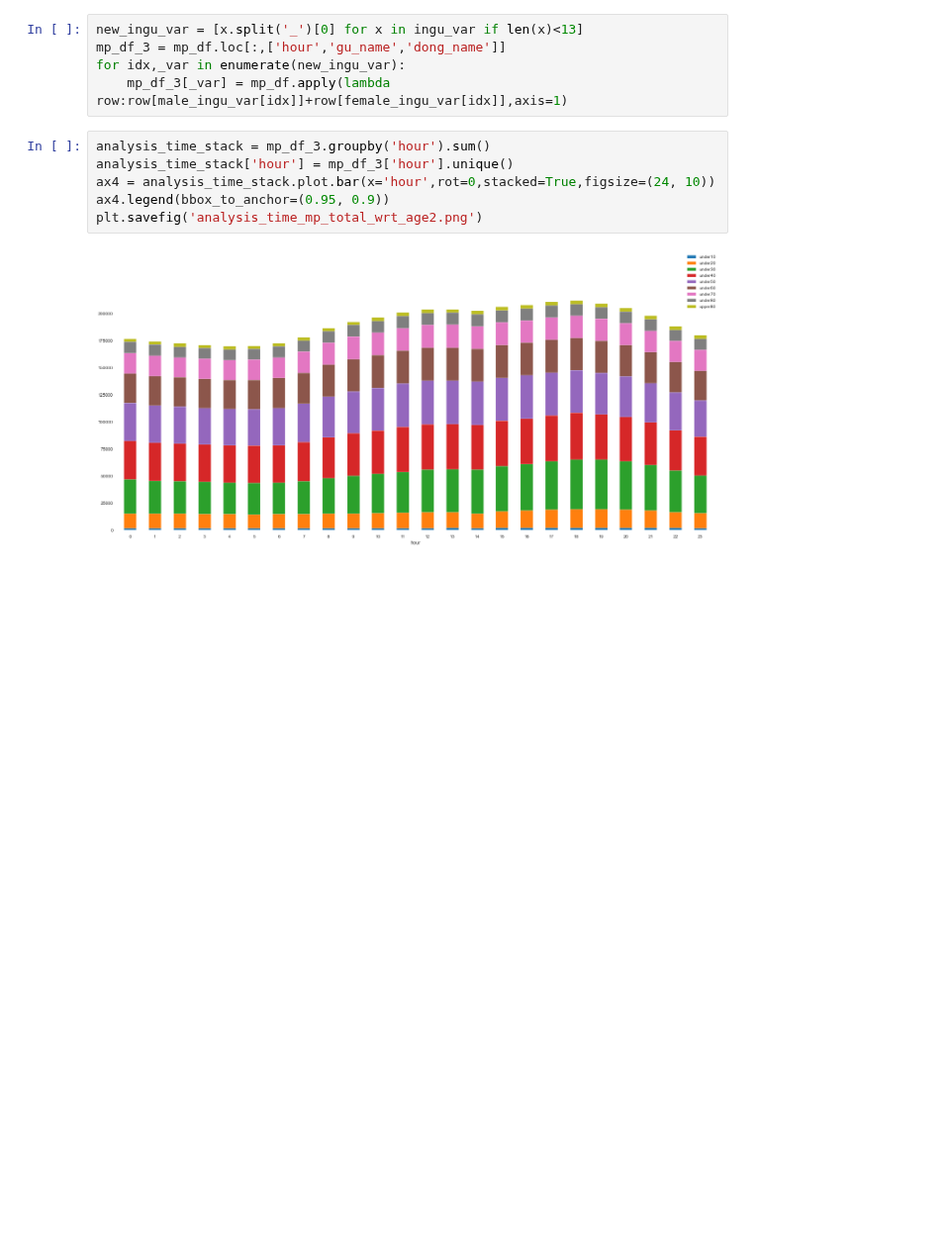
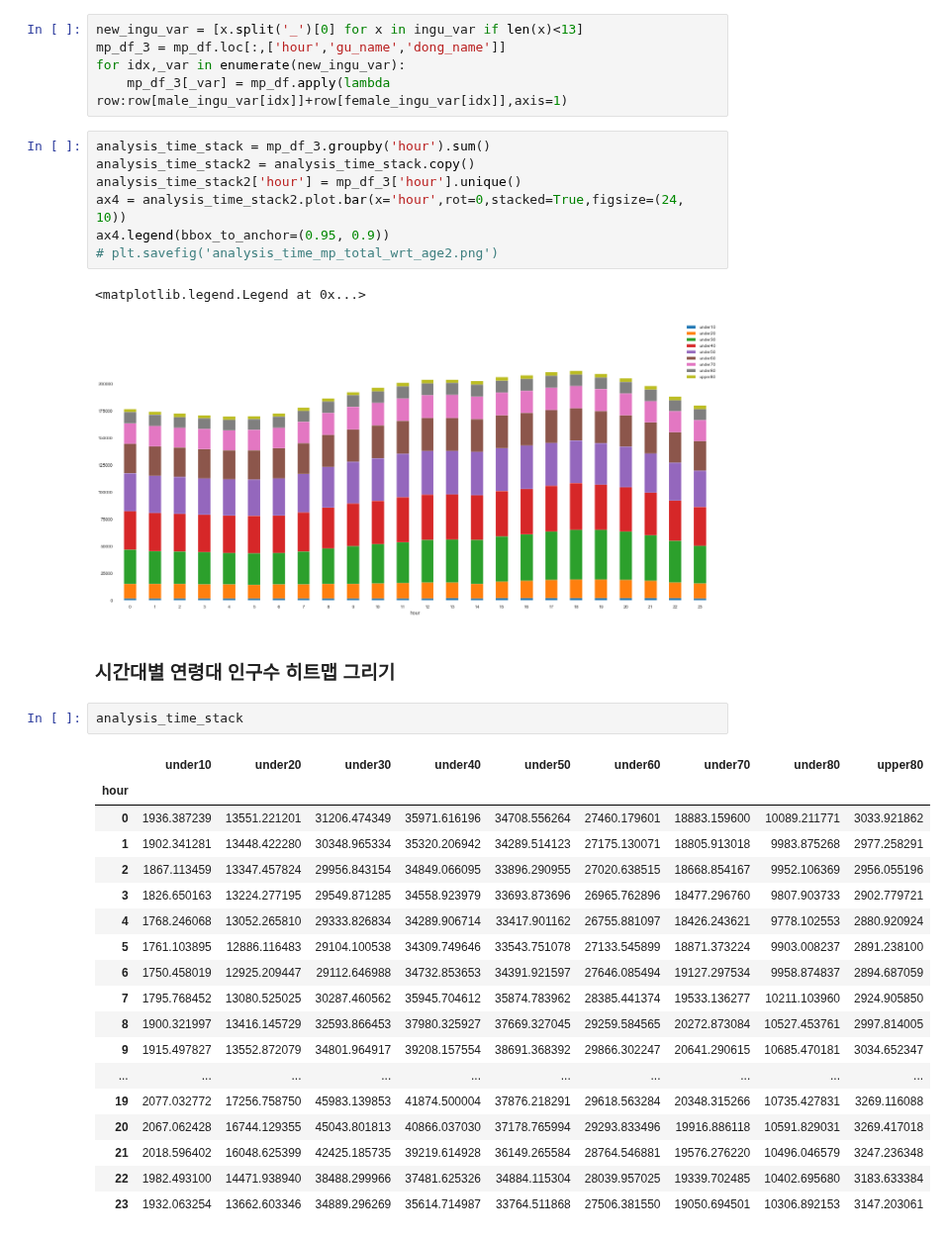
Before and after one commit to Edwardkim0/Place_trend_analysis, a Jupyter notebook: eda_mapo.ipynb, the cells around one changed output. Shown at 99% size. Drawn from its saved outputs; the diff is of its cells as text; blank space fills up the shorter version.

```diff
--- a/eda_mapo.ipynb
+++ b/eda_mapo.ipynb
@@ -122,9 +122,34 @@ for idx,_var in enumerate(new_ingu_var):
     mp_df_3[_var] = mp_df.apply(lambda row:row[male_ingu_var[idx]]+row[female_ingu_var[idx]],axis=1)
 # %%
 analysis_time_stack = mp_df_3.groupby('hour').sum()
-analysis_time_stack['hour'] = mp_df_3['hour'].unique()
-ax4 = analysis_time_stack.plot.bar(x='hour',rot=0,stacked=True,figsize=(24, 10))
+analysis_time_stack2 = analysis_time_stack.copy()
+analysis_time_stack2['hour'] = mp_df_3['hour'].unique()
+ax4 = analysis_time_stack2.plot.bar(x='hour',rot=0,stacked=True,figsize=(24, 10))
 ax4.legend(bbox_to_anchor=(0.95, 0.9))
-plt.savefig('analysis_time_mp_total_wrt_age2.png')
+# plt.savefig('analysis_time_mp_total_wrt_age2.png')
 # %% [output]
+<matplotlib.legend.Legend at 0x...>
 [figure]
+# %% [markdown]
+### 시간대별 연령대 인구수 히트맵 그리기
+# %%
+analysis_time_stack
+# %% [output]
+|  | under10 | under20 | under30 | under40 | under50 | under60 | under70 | under80 | upper80 |
+| hour |  |  |  |  |  |  |  |  |  |
+| 0 | 1936.387239 | 13551.221201 | 31206.474349 | 35971.616196 | 34708.556264 | 27460.179601 | 18883.159600 | 10089.211771 | 3033.921862 |
+| 1 | 1902.341281 | 13448.422280 | 30348.965334 | 35320.206942 | 34289.514123 | 27175.130071 | 18805.913018 | 9983.875268 | 2977.258291 |
+| 2 | 1867.113459 | 13347.457824 | 29956.843154 | 34849.066095 | 33896.290955 | 27020.638515 | 18668.854167 | 9952.106369 | 2956.055196 |
+| 3 | 1826.650163 | 13224.277195 | 29549.871285 | 34558.923979 | 33693.873696 | 26965.762896 | 18477.296760 | 9807.903733 | 2902.779721 |
+| 4 | 1768.246068 | 13052.265810 | 29333.826834 | 34289.906714 | 33417.901162 | 26755.881097 | 18426.243621 | 9778.102553 | 2880.920924 |
+| 5 | 1761.103895 | 12886.116483 | 29104.100538 | 34309.749646 | 33543.751078 | 27133.545899 | 18871.373224 | 9903.008237 | 2891.238100 |
+| 6 | 1750.458019 | 12925.209447 | 29112.646988 | 34732.853653 | 34391.921597 | 27646.085494 | 19127.297534 | 9958.874837 | 2894.687059 |
+| 7 | 1795.768452 | 13080.525025 | 30287.460562 | 35945.704612 | 35874.783962 | 28385.441374 | 19533.136277 | 10211.103960 | 2924.905850 |
+| 8 | 1900.321997 | 13416.145729 | 32593.866453 | 37980.325927 | 37669.327045 | 29259.584565 | 20272.873084 | 10527.453761 | 2997.814005 |
+| 9 | 1915.497827 | 13552.872079 | 34801.964917 | 39208.157554 | 38691.368392 | 29866.302247 | 20641.290615 | 10685.470181 | 3034.652347 |
+| ... | ... | ... | ... | ... | ... | ... | ... | ... | ... |
+| 19 | 2077.032772 | 17256.758750 | 45983.139853 | 41874.500004 | 37876.218291 | 29618.563284 | 20348.315266 | 10735.427831 | 3269.116088 |
+| 20 | 2067.062428 | 16744.129355 | 45043.801813 | 40866.037030 | 37178.765994 | 29293.833496 | 19916.886118 | 10591.829031 | 3269.417018 |
+| 21 | 2018.596402 | 16048.625399 | 42425.185735 | 39219.614928 | 36149.265584 | 28764.546881 | 19576.276220 | 10496.046579 | 3247.236348 |
+| 22 | 1982.493100 | 14471.938940 | 38488.299966 | 37481.625326 | 34884.115304 | 28039.957025 | 19339.702485 | 10402.695680 | 3183.633384 |
+| 23 | 1932.063254 | 13662.603346 | 34889.296269 | 35614.714987 | 33764.511868 | 27506.381550 | 19050.694501 | 10306.892153 | 3147.203061 |
```
Also changed, not shown: parts of 5 cells of this notebook, 6 other files.
